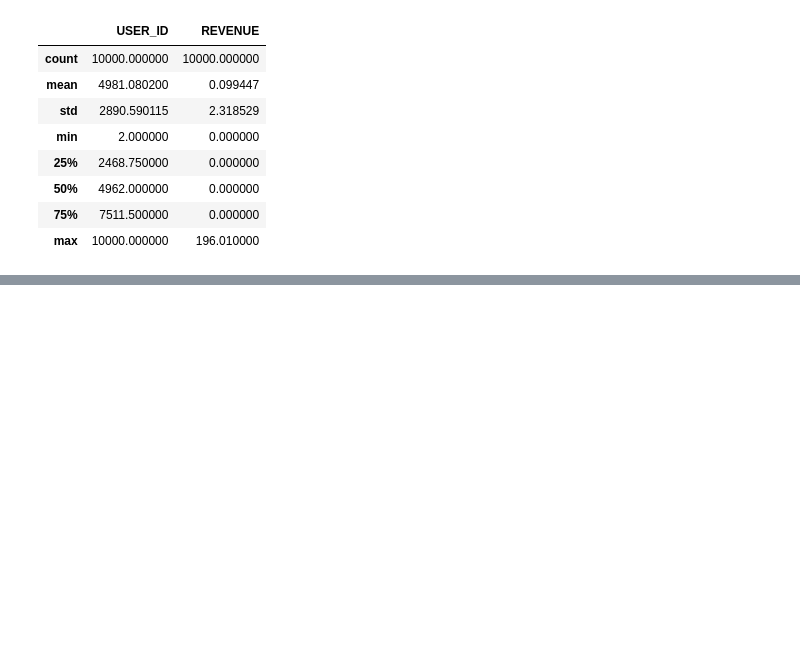
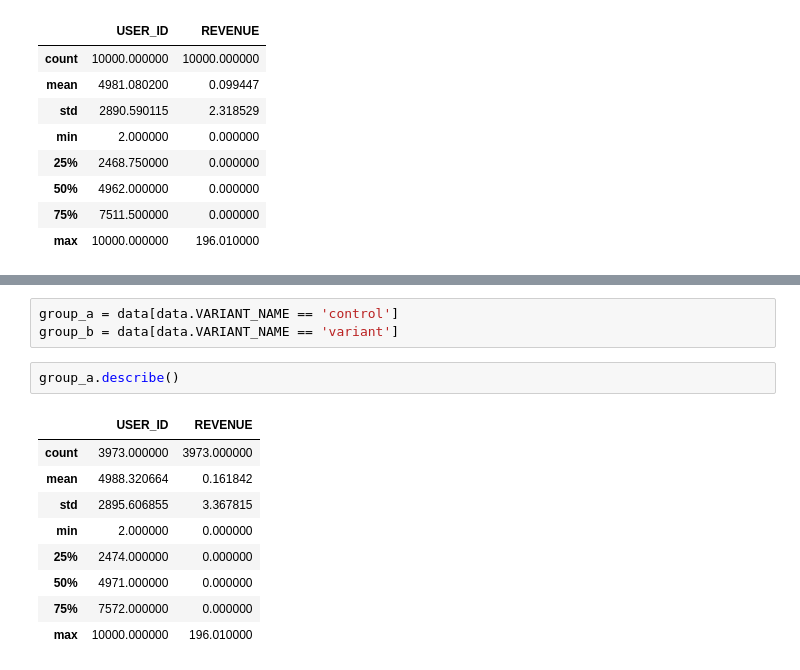
Before and after one commit to Oksana57/Exampl, a Jupyter notebook: dz8.ipynb, the cells around one changed output, grey strips where cells are left out. Drawn from its saved outputs; the diff is of its cells as text; blank space fills up the shorter version.

```diff
--- a/dz8.ipynb
+++ b/dz8.ipynb
@@ -45,0 +73,15 @@ data.describe()
+# %%
+group_a = data[data.VARIANT_NAME == 'control']
+group_b = data[data.VARIANT_NAME == 'variant']
+# %%
+group_a.describe()
+# %% [output]
+|  | USER_ID | REVENUE |
+| count | 3973.000000 | 3973.000000 |
+| mean | 4988.320664 | 0.161842 |
+| std | 2895.606855 | 3.367815 |
+| min | 2.000000 | 0.000000 |
+| 25% | 2474.000000 | 0.000000 |
+| 50% | 4971.000000 | 0.000000 |
+| 75% | 7572.000000 | 0.000000 |
+| max | 10000.000000 | 196.010000 |
```
Also changed, not shown: parts of 11 cells of this notebook.
